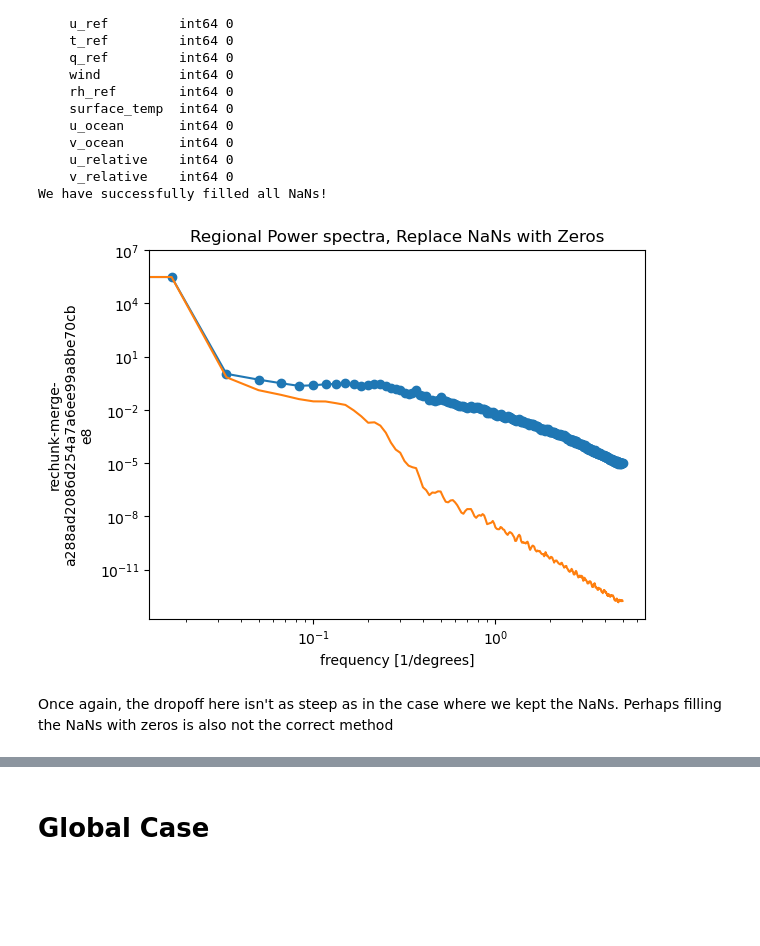
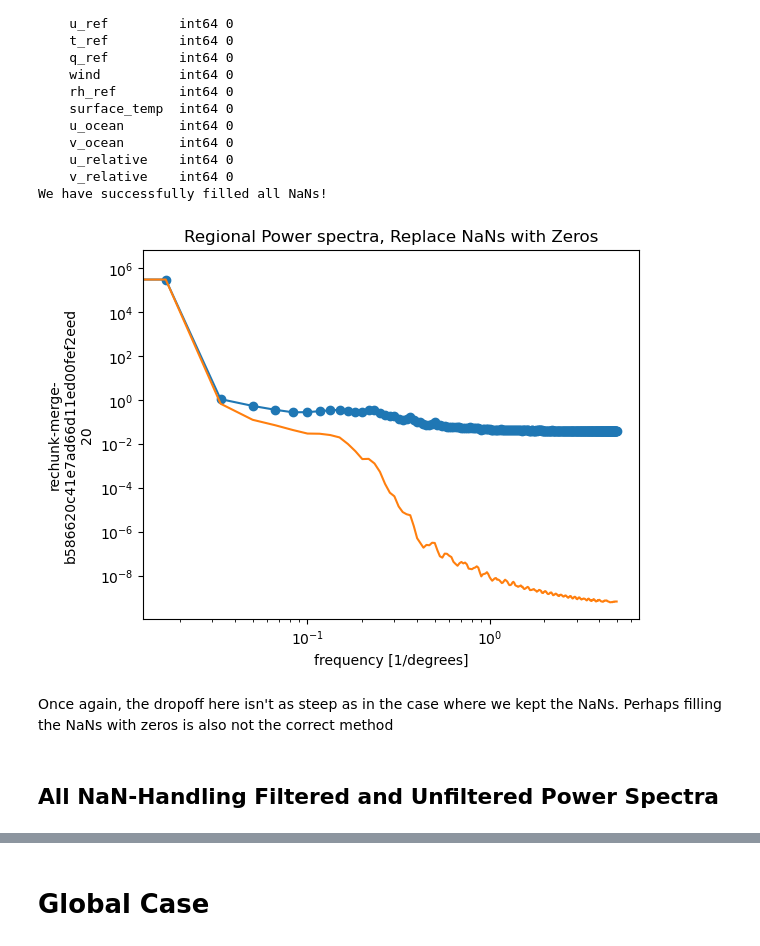
Before and after one commit to ocean-transport/cm26_diagnostics, a Jupyter notebook: powerSpectra&Land_troubleshooting.ipynb, the cells around one changed output, grey strips where cells are left out. Cells and saved outputs as stored; diff of their text form; code cells hidden in the pictures; blank space fills up the shorter version.

```diff
--- a/powerSpectra&Land_troubleshooting.ipynb
+++ b/powerSpectra&Land_troubleshooting.ipynb
@@ -357,13 +610,15 @@ temp_filt_filled = filter_inputs_dataset(ds_filled, ['yt_ocean', 'xt_ocean'], fi
 temp_ps_filled = xrft.power_spectrum(ds_filled.surface_temp, dim=['xt_ocean'], window=True)
 temp_filt_ps_filled = xrft.power_spectrum(temp_filt_filled.surface_temp, dim=['xt_ocean'], window=True)
 # %%
-temp_ps_interp.mean('yt_ocean').plot(marker='o')
-temp_filt_ps_interp.mean('yt_ocean').plot()
+temp_ps_filled.mean('yt_ocean').plot(marker='o')
+temp_filt_ps_filled.mean('yt_ocean').plot()
 plt.title("Regional Power spectra, Replace NaNs with Zeros")
 plt.xlabel("frequency [1/degrees]")
 plt.xscale('log')
 plt.yscale('log')
 # %% [output]
-[figure, old version]
+[figure, new version]
 # %% [markdown]
 Once again, the dropoff here isn't as steep as in the case where we kept the NaNs. Perhaps filling the NaNs with zeros is also not the correct method
+# %% [markdown]
+## All NaN-Handling Filtered and Unfiltered Power Spectra
```
Also changed, not shown: parts of 37 cells of this notebook, 3 other files.
